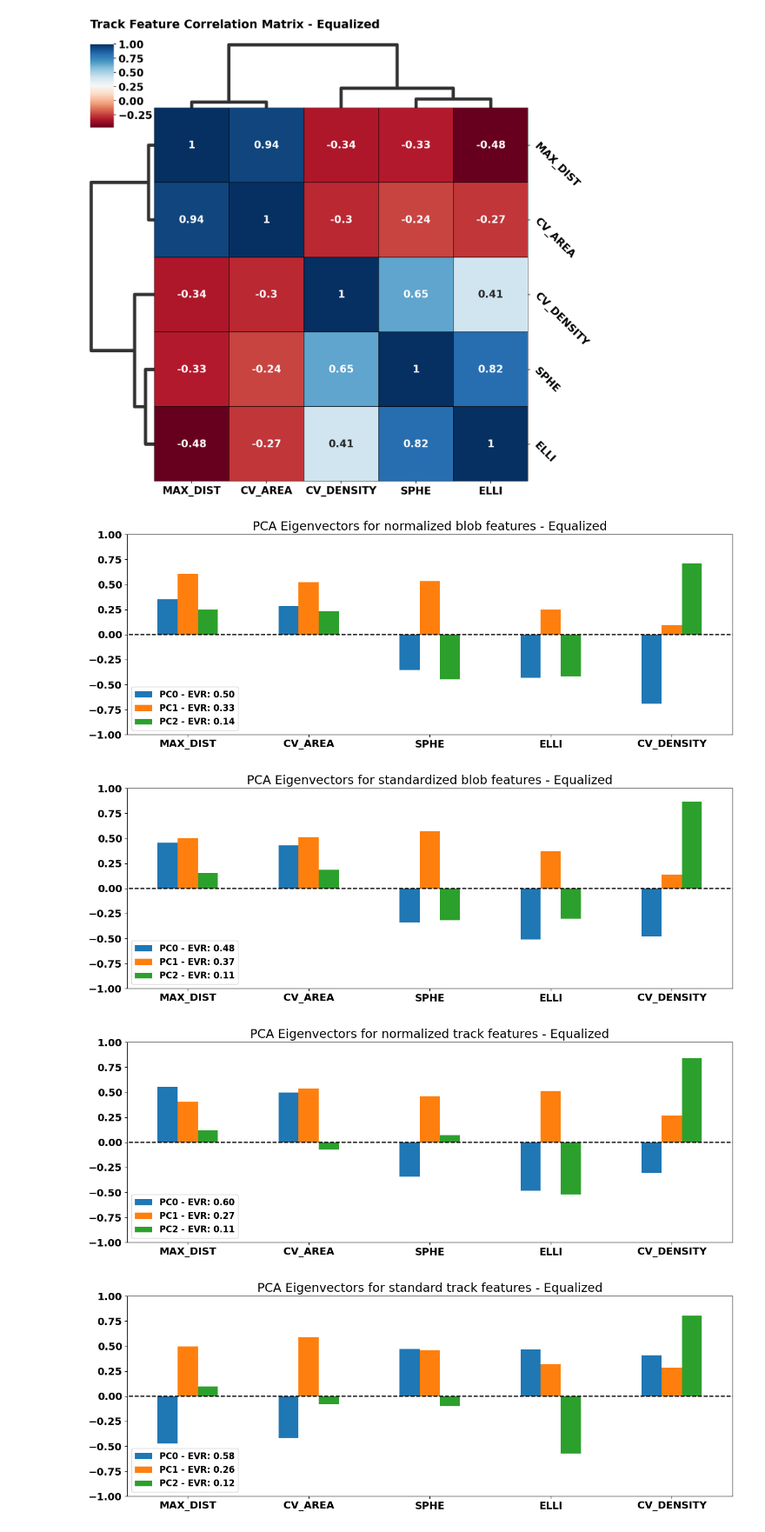
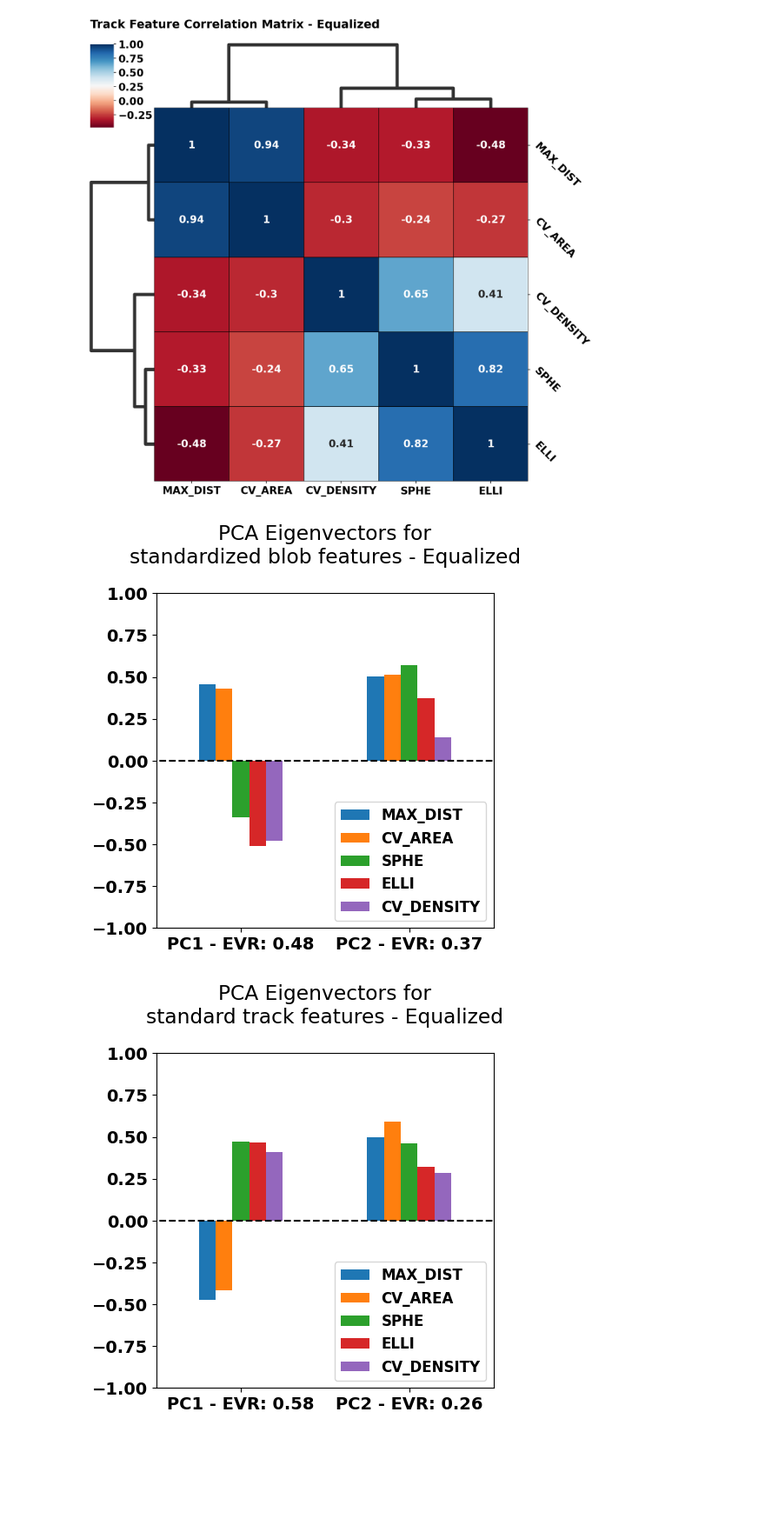
Before and after one commit to Eggeling-Lab-Microscope-Software/blob-B-gone, a Jupyter notebook: BlobBGone_Feature_Exploration.ipynb, the cells around one changed output. Shown at 87% size. Saved outputs shown, nothing was run; the diff lists cells and outputs as text; code cells hidden in the pictures; blank space fills up the shorter version.

```diff
--- a/BlobBGone_Feature_Exploration.ipynb
+++ b/BlobBGone_Feature_Exploration.ipynb
@@ -247,7 +247,7 @@ def plot_PCA_eigenvectors(feature_set_list, title_list:list, n_components:int =
     for key in PCA_components_dict.keys():
         temp_df = pd.DataFrame.from_dict(PCA_components_dict[key][0])
         temp_df.columns = list(blob_list[0].to_dict().keys())
-        temp_df.index = [f"PC{i} - EVR: {PCA_components_dict[key][1][i]:.2f}" for i in range(n_components)]
+        temp_df.index = [f"PC{i+1} - EVR: {PCA_components_dict[key][1][i]:.2f}" for i in range(n_components)]
         temp_df = temp_df.T
 
         ## Plot the eigenvectors
@@ -259,15 +259,15 @@ def plot_PCA_eigenvectors(feature_set_list, title_list:list, n_components:int =
 
         plt.rc('font', **font)
 
-        fig = temp_df.plot(kind = 'bar', figsize = (15, 5), title = f'PCA Eigenvectors for {key} - Equalized', ylim = (-1,1))
-        fig.dpi = 150
+        fig = temp_df.T.plot(kind = 'bar', figsize = (5,5), title = f'PCA Eigenvectors for\n{key} - Equalized\n', ylim = (-1,1))
+        fig.dpi = 300
 
         if absolute:
             fig.set_ylim(0,1)
 
         plt.hlines(0,-1,5, color = 'k', linestyle = '--')
         plt.setp(fig.get_xticklabels(), rotation=0)
-        plt.legend(loc = 'lower left', fontsize = 12)
+        plt.legend(loc = 'lower right', fontsize = 12)
 # %%
 fig, axs = correlation_heatmaps(comb_standard_blob_features, comb_standard_track_features, feature_keys)
 # %% [output]
@@ -281,9 +281,7 @@ cm = correlation_clustermap(comb_standard_track_features, feature_keys, title='T
 # %% [output]
 [figure]
 # %%
-plot_PCA_eigenvectors([normal_blob_features, standard_blob_features, normal_track_features, standard_track_features], ["normalized blob features", "standardized blob features", "normalized track features","standard track features"], n_components = 3, absolute = False)
+plot_PCA_eigenvectors([standard_blob_features, standard_track_features], ["standardized blob features", "standard track features"], n_components = 2, absolute = False)
 # %% [output]
-[figure, old version]
+[figure, new version]
-[figure, old version]
+[figure, new version]
-[figure, removed]
-[figure, removed]
```
Also changed, not shown: 2 other files.
